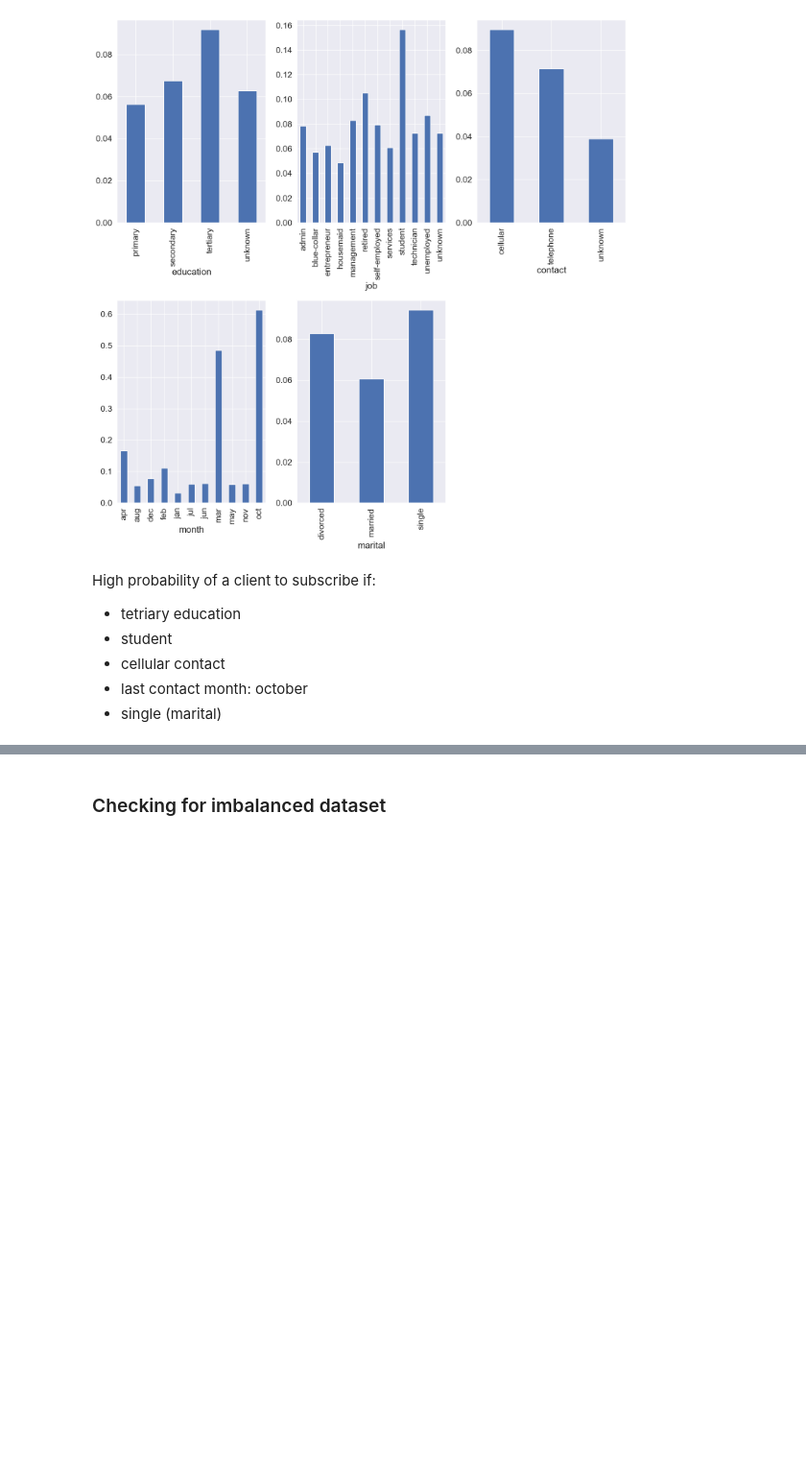
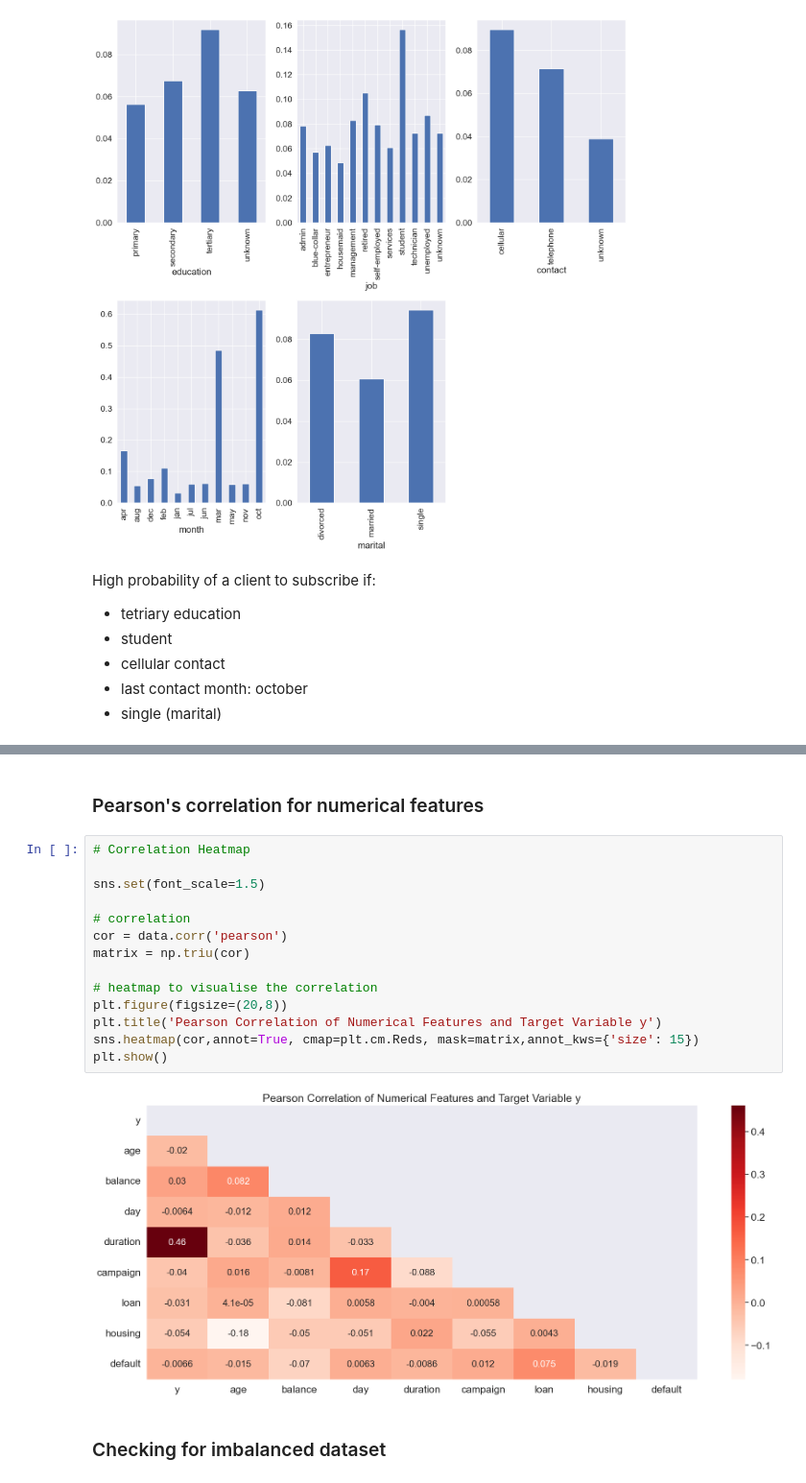
Before and after one commit to NNtorvas/TermDepositMarketing, a Jupyter notebook: term_deposit_marketing_notebook.ipynb, the cells around one changed output, grey strips where cells are left out. Shown at 96% size. Drawn from its saved outputs; the diff is of its cells as text; blank space fills up the shorter version.

```diff
--- a/term_deposit_marketing_notebook.ipynb
+++ b/term_deposit_marketing_notebook.ipynb
@@ -395,3 +406,21 @@ plt.show()
+# %% [markdown]
+### Pearson's correlation for numerical features
+# %%
+# Correlation Heatmap
+
+sns.set(font_scale=1.5)
+
+# correlation
+cor = data.corr('pearson')
+matrix = np.triu(cor)
+
+# heatmap to visualise the correlation
+plt.figure(figsize=(20,8))
+plt.title('Pearson Correlation of Numerical Features and Target Variable y')
+sns.heatmap(cor,annot=True, cmap=plt.cm.Reds, mask=matrix,annot_kws={'size': 15})
+plt.show()
+# %% [output]
+[figure, added]
 # %% [markdown]
 ### Checking for imbalanced dataset
 # %%
```
Also changed, not shown: parts of 14 cells of this notebook, 2 other files.
